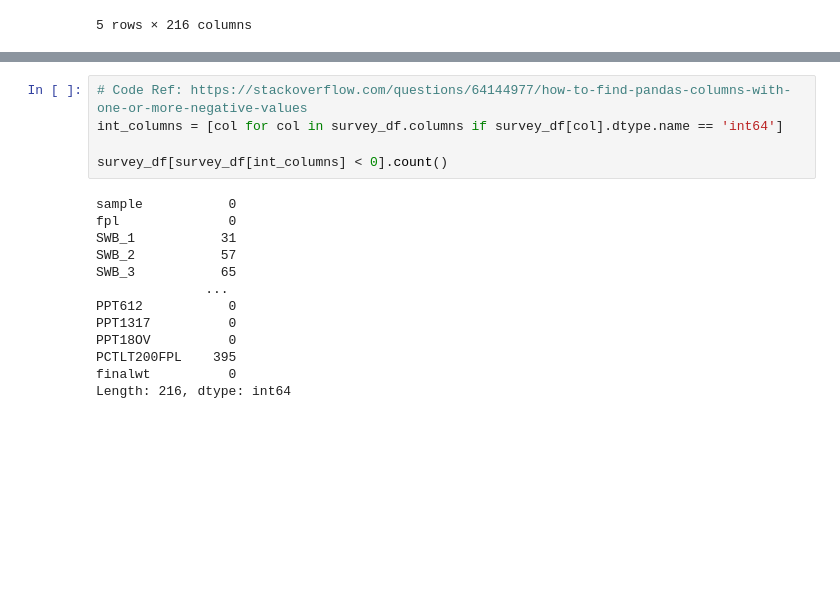
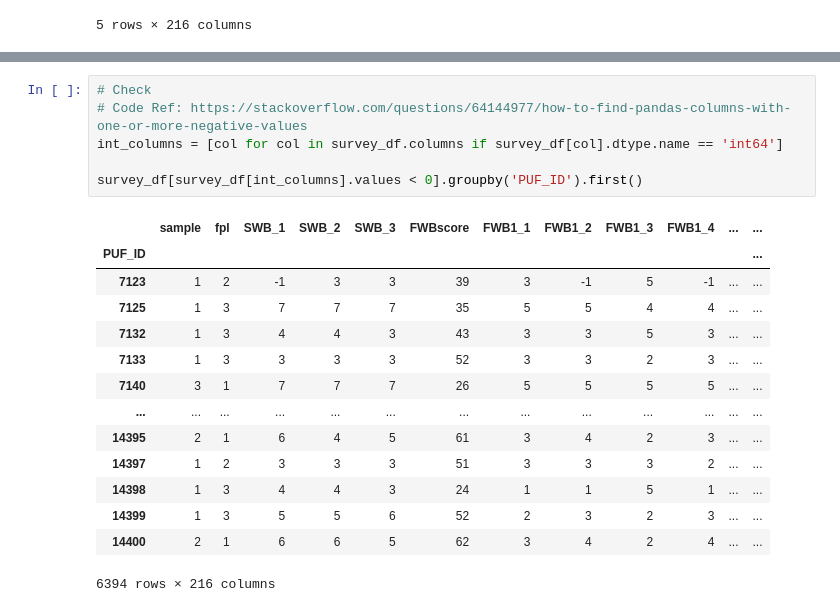
Before and after one commit to jeffdubo/project-4-financial-well-being, a Jupyter notebook: etl/data_exploration.ipynb, the cells around one changed output, grey strips where cells are left out. Saved outputs shown, nothing was run; the diff lists cells and outputs as text; blank space fills up the shorter version.

```diff
--- a/etl/data_exploration.ipynb
+++ b/etl/data_exploration.ipynb
@@ -92,18 +125,21 @@ Length: 6394, dtype: float64
 # %%
+# Check
 # Code Ref: https://stackoverflow.com/questions/64144977/how-to-find-pandas-columns-with-one-or-more-negative-values
 int_columns = [col for col in survey_df.columns if survey_df[col].dtype.name == 'int64']
 
-survey_df[survey_df[int_columns] < 0].count()
+survey_df[survey_df[int_columns].values < 0].groupby('PUF_ID').first()
 # %% [output]
+|  | sample | fpl | SWB_1 | SWB_2 | SWB_3 | FWBscore | FWB1_1 | FWB1_2 | FWB1_3 | FWB1_4 | ... | ... |
+| PUF_ID |  |  |  |  |  |  |  |  |  |  |  | ... |
+| 7123 | 1 | 2 | -1 | 3 | 3 | 39 | 3 | -1 | 5 | -1 | ... | ... |
+| 7125 | 1 | 3 | 7 | 7 | 7 | 35 | 5 | 5 | 4 | 4 | ... | ... |
+| 7132 | 1 | 3 | 4 | 4 | 3 | 43 | 3 | 3 | 5 | 3 | ... | ... |
+| 7133 | 1 | 3 | 3 | 3 | 3 | 52 | 3 | 3 | 2 | 3 | ... | ... |
+| 7140 | 3 | 1 | 7 | 7 | 7 | 26 | 5 | 5 | 5 | 5 | ... | ... |
+| ... | ... | ... | ... | ... | ... | ... | ... | ... | ... | ... | ... | ... |
+| 14395 | 2 | 1 | 6 | 4 | 5 | 61 | 3 | 4 | 2 | 3 | ... | ... |
+| 14397 | 1 | 2 | 3 | 3 | 3 | 51 | 3 | 3 | 3 | 2 | ... | ... |
+| 14398 | 1 | 3 | 4 | 4 | 3 | 24 | 1 | 1 | 5 | 1 | ... | ... |
+| 14399 | 1 | 3 | 5 | 5 | 6 | 52 | 2 | 3 | 2 | 3 | ... | ... |
+| 14400 | 2 | 1 | 6 | 6 | 5 | 62 | 3 | 4 | 2 | 4 | ... | ... |
-sample           0
-fpl              0
-SWB_1           31
-SWB_2           57
-SWB_3           65
-              ...
-PPT612           0
-PPT1317          0
-PPT18OV          0
-PCTLT200FPL    395
-finalwt          0
-Length: 216, dtype: int64
+6394 rows × 216 columns
```
Also changed, not shown: parts of 37 cells of this notebook, 1 other file.
